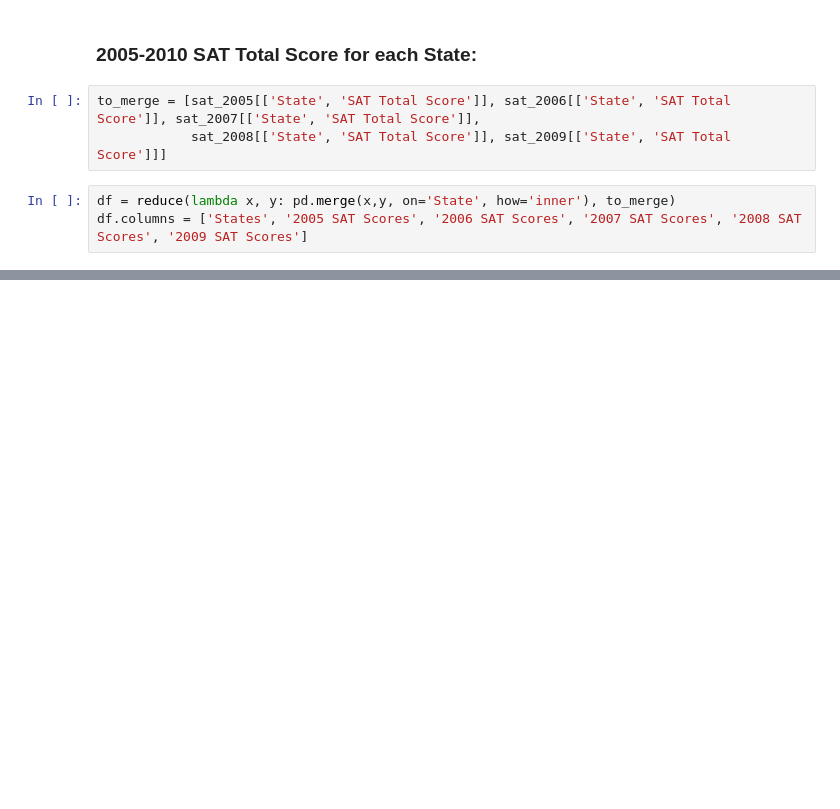
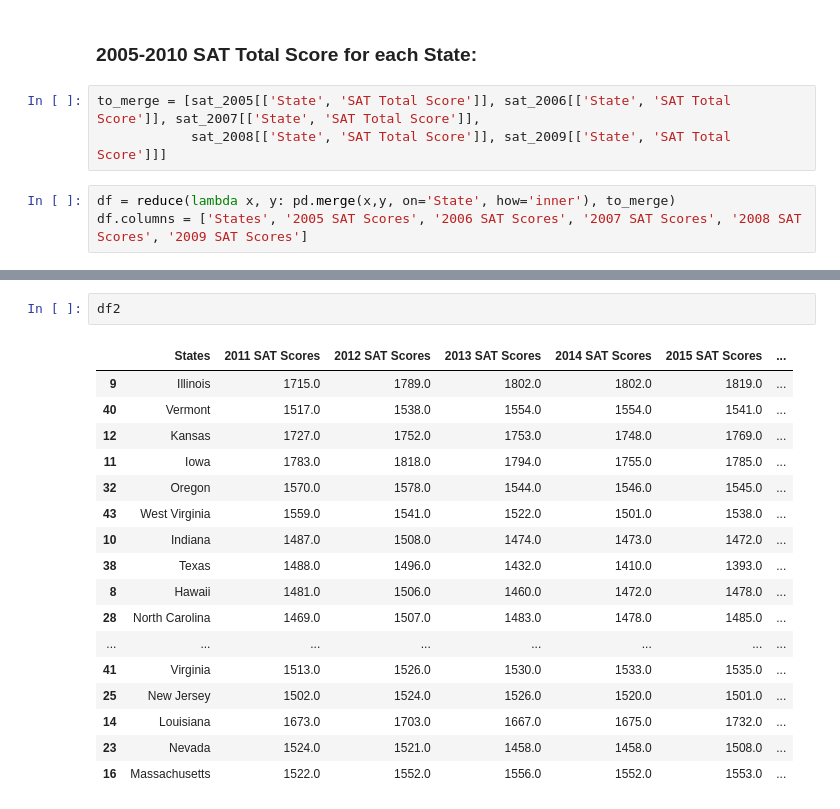
Before and after one commit to phamc4/Projects, a Jupyter notebook: SAT_changes.ipynb, the cells around one changed output, grey strips where cells are left out. Cells and saved outputs as stored; diff of their text form; blank space fills up the shorter version.

```diff
--- a/SAT_changes.ipynb
+++ b/SAT_changes.ipynb
@@ -148,0 +156,20 @@ df
+# %%
+df2
+# %% [output]
+|  | States | 2011 SAT Scores | 2012 SAT Scores | 2013 SAT Scores | 2014 SAT Scores | 2015 SAT Scores | ... |
+| 9 | Illinois | 1715.0 | 1789.0 | 1802.0 | 1802.0 | 1819.0 | ... |
+| 40 | Vermont | 1517.0 | 1538.0 | 1554.0 | 1554.0 | 1541.0 | ... |
+| 12 | Kansas | 1727.0 | 1752.0 | 1753.0 | 1748.0 | 1769.0 | ... |
+| 11 | Iowa | 1783.0 | 1818.0 | 1794.0 | 1755.0 | 1785.0 | ... |
+| 32 | Oregon | 1570.0 | 1578.0 | 1544.0 | 1546.0 | 1545.0 | ... |
+| 43 | West Virginia | 1559.0 | 1541.0 | 1522.0 | 1501.0 | 1538.0 | ... |
+| 10 | Indiana | 1487.0 | 1508.0 | 1474.0 | 1473.0 | 1472.0 | ... |
+| 38 | Texas | 1488.0 | 1496.0 | 1432.0 | 1410.0 | 1393.0 | ... |
+| 8 | Hawaii | 1481.0 | 1506.0 | 1460.0 | 1472.0 | 1478.0 | ... |
+| 28 | North Carolina | 1469.0 | 1507.0 | 1483.0 | 1478.0 | 1485.0 | ... |
+| ... | ... | ... | ... | ... | ... | ... | ... |
+| 41 | Virginia | 1513.0 | 1526.0 | 1530.0 | 1533.0 | 1535.0 | ... |
+| 25 | New Jersey | 1502.0 | 1524.0 | 1526.0 | 1520.0 | 1501.0 | ... |
+| 14 | Louisiana | 1673.0 | 1703.0 | 1667.0 | 1675.0 | 1732.0 | ... |
+| 23 | Nevada | 1524.0 | 1521.0 | 1458.0 | 1458.0 | 1508.0 | ... |
+| 16 | Massachusetts | 1522.0 | 1552.0 | 1556.0 | 1552.0 | 1553.0 | ... |
```
Also changed, not shown: parts of 6 cells of this notebook.
